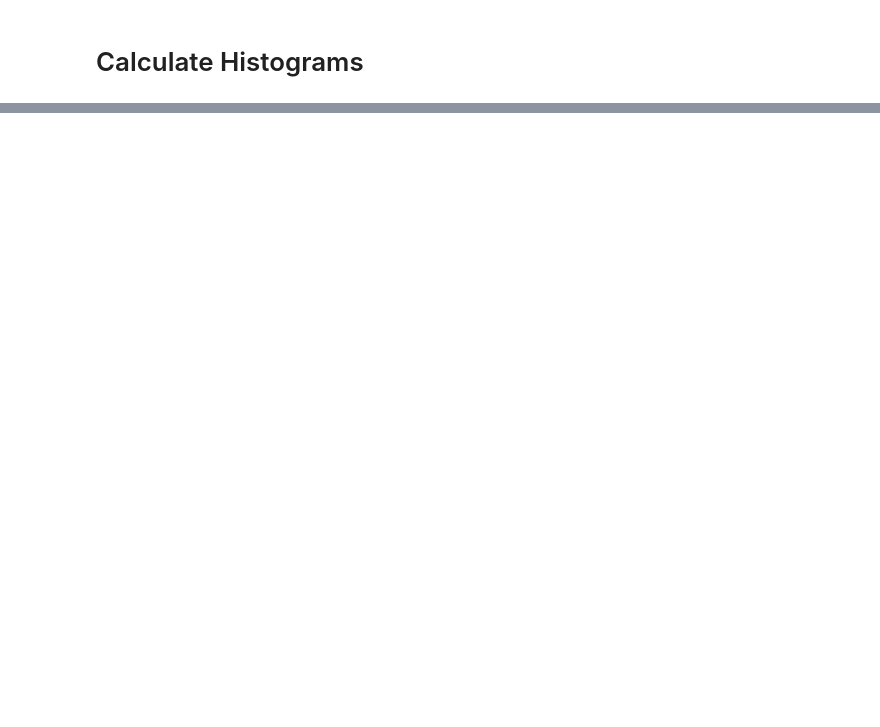
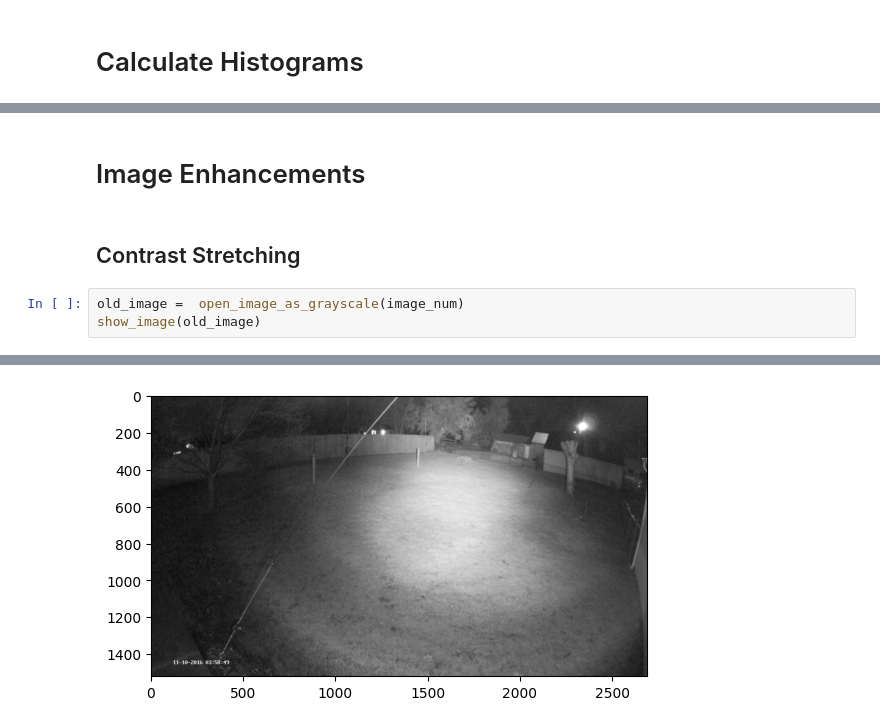
Before and after one commit to aboueleyes/cv-assignment, a Jupyter notebook: main.ipynb, the cells around one changed output, grey strips where cells are left out. Saved outputs shown, nothing was run; the diff lists cells and outputs as text; blank space fills up the shorter version.

Commit message:
contrast streaching.

```diff
--- a/main.ipynb
+++ b/main.ipynb
@@ -40,0 +43,8 @@ get_color_at_percentage(cumulative_histogram=cumulative, percentage=5)
+# %% [markdown]
+# Image Enhancements
+# %% [markdown]
+## Contrast Stretching
+# %%
+old_image =  open_image_as_grayscale(image_num)
+show_image(old_image)
+# %% [output]
@@ -40,0 +53 @@ get_color_at_percentage(cumulative_histogram=cumulative, percentage=5)
+[figure, added]
```
Also changed, not shown: parts of 6 cells of this notebook, 2 other files.
